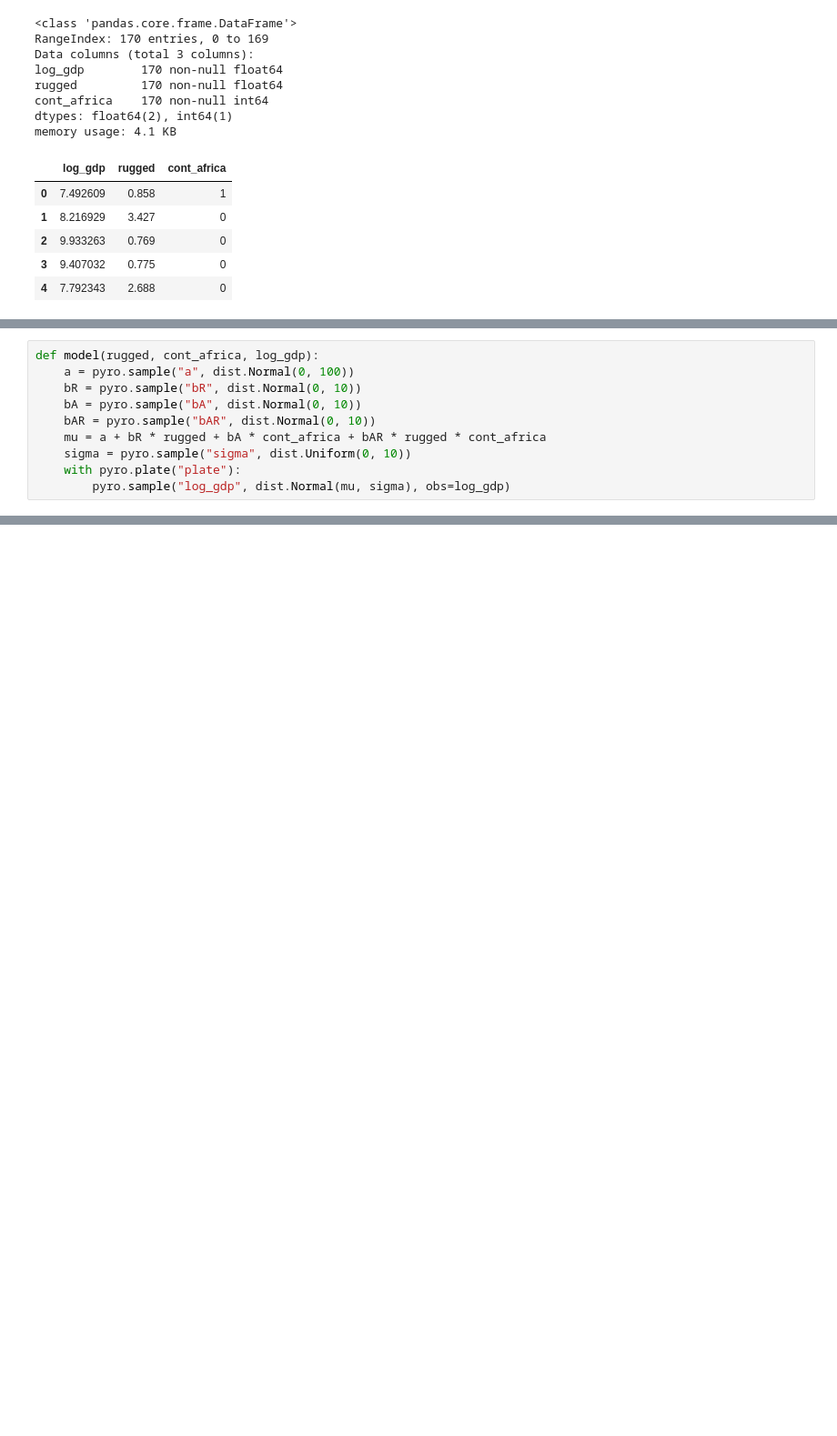
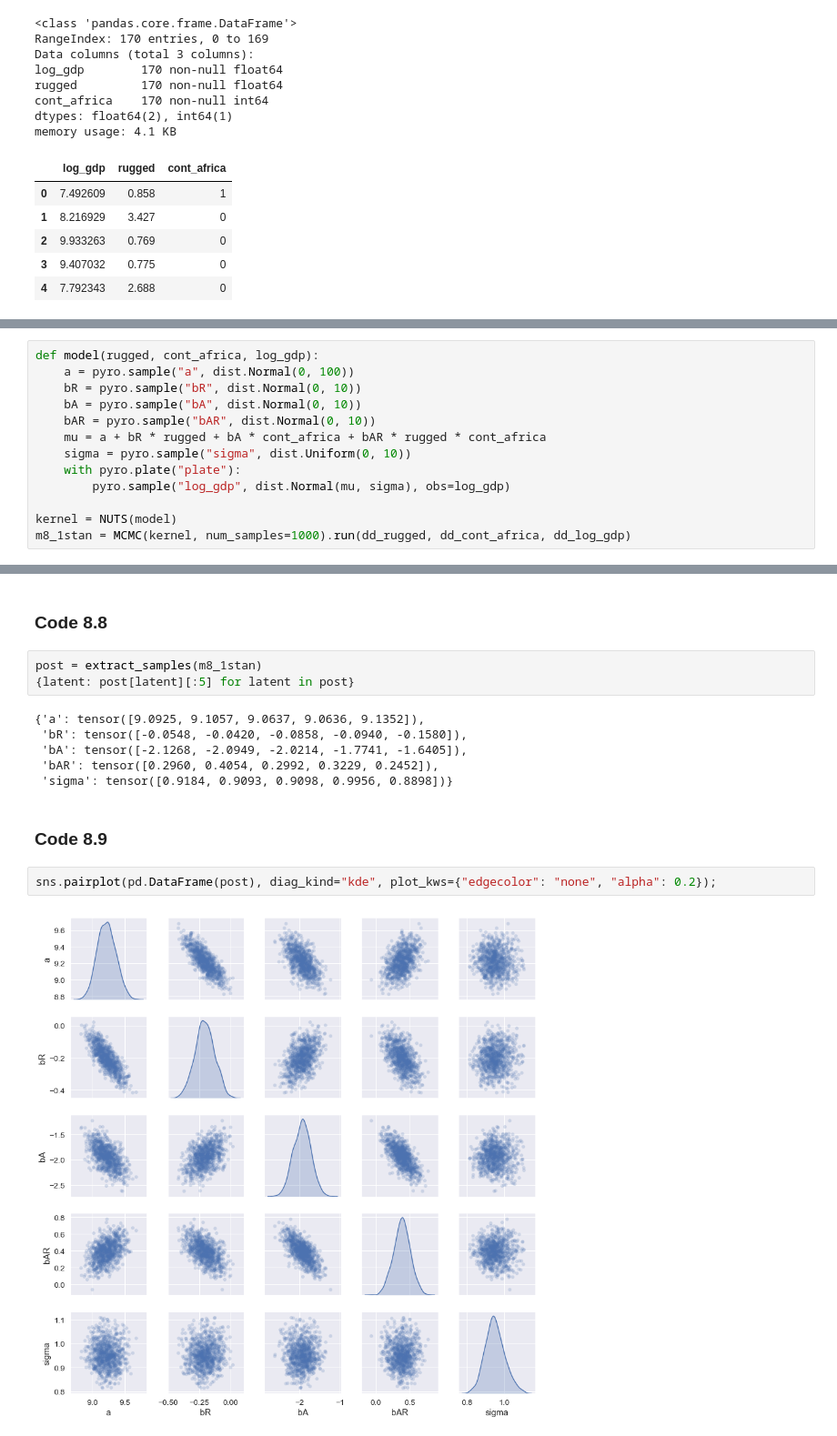
Before and after one commit to fehiepsi/rethinking-pyro, a Jupyter notebook: notebooks/08_markov_chain_monte_carlo.ipynb, the cells around one changed output, grey strips where cells are left out. Shown at 91% size. Cells and saved outputs as stored; diff of their text form; blank space fills up the shorter version.

```diff
--- a/notebooks/08_markov_chain_monte_carlo.ipynb
+++ b/notebooks/08_markov_chain_monte_carlo.ipynb
@@ -98,3 +100,6 @@ def model(rugged, cont_africa, log_gdp):
     sigma = pyro.sample("sigma", dist.Uniform(0, 10))
     with pyro.plate("plate"):
         pyro.sample("log_gdp", dist.Normal(mu, sigma), obs=log_gdp)
+
+kernel = NUTS(model)
+m8_1stan = MCMC(kernel, num_samples=1000).run(dd_rugged, dd_cont_africa, dd_log_gdp)
@@ -100,0 +137,17 @@ def model(rugged, cont_africa, log_gdp):
+# %% [markdown]
+### Code 8.8
+# %%
+post = extract_samples(m8_1stan)
+{latent: post[latent][:5] for latent in post}
+# %% [output]
+{'a': tensor([9.0925, 9.1057, 9.0637, 9.0636, 9.1352]),
+ 'bR': tensor([-0.0548, -0.0420, -0.0858, -0.0940, -0.1580]),
+ 'bA': tensor([-2.1268, -2.0949, -2.0214, -1.7741, -1.6405]),
+ 'bAR': tensor([0.2960, 0.4054, 0.2992, 0.3229, 0.2452]),
+ 'sigma': tensor([0.9184, 0.9093, 0.9098, 0.9956, 0.8898])}
+# %% [markdown]
+### Code 8.9
+# %%
+sns.pairplot(pd.DataFrame(post), diag_kind="kde", plot_kws={"edgecolor": "none", "alpha": 0.2});
+# %% [output]
+[figure, added]
```
Also changed, not shown: parts of 29 cells of this notebook, 1 other file.
